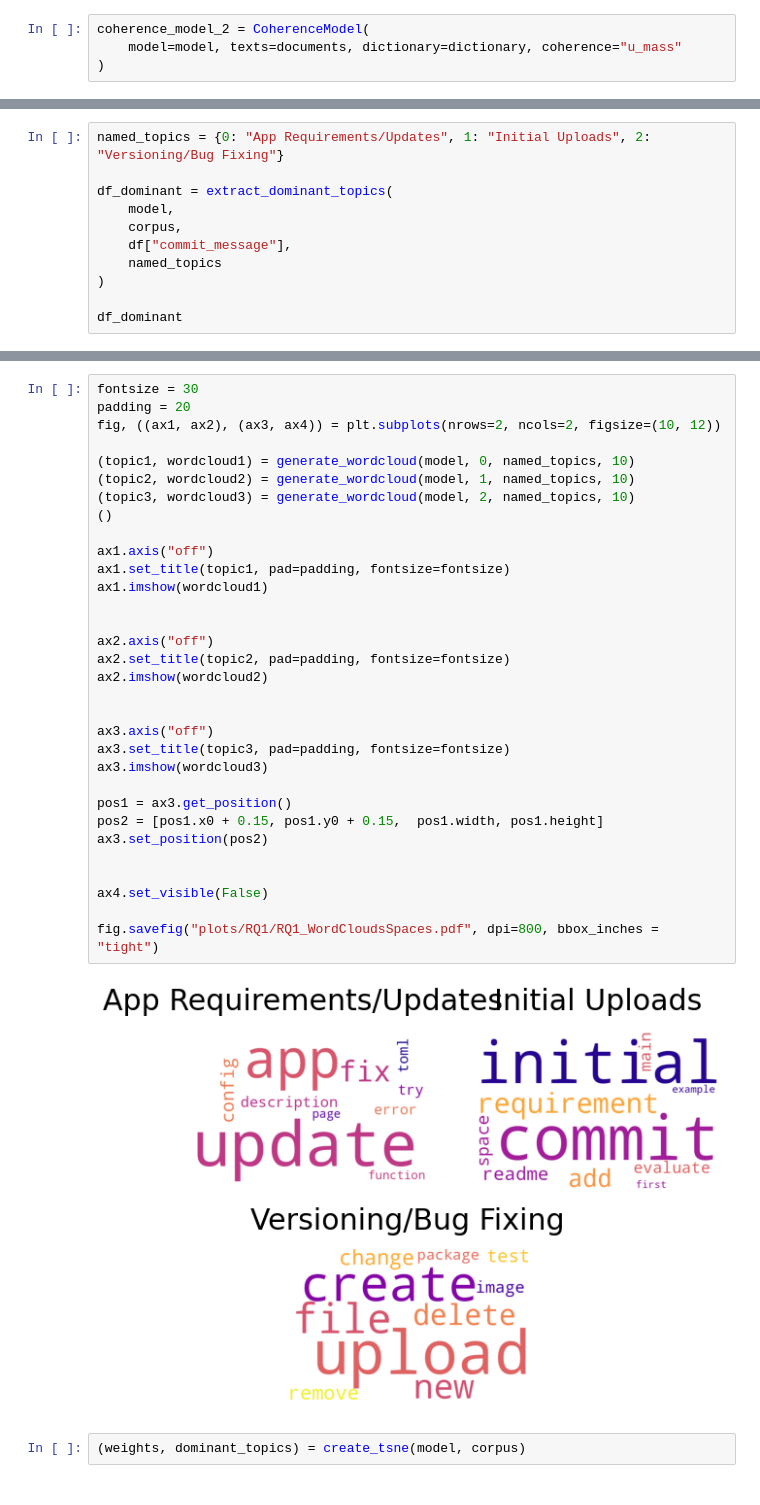
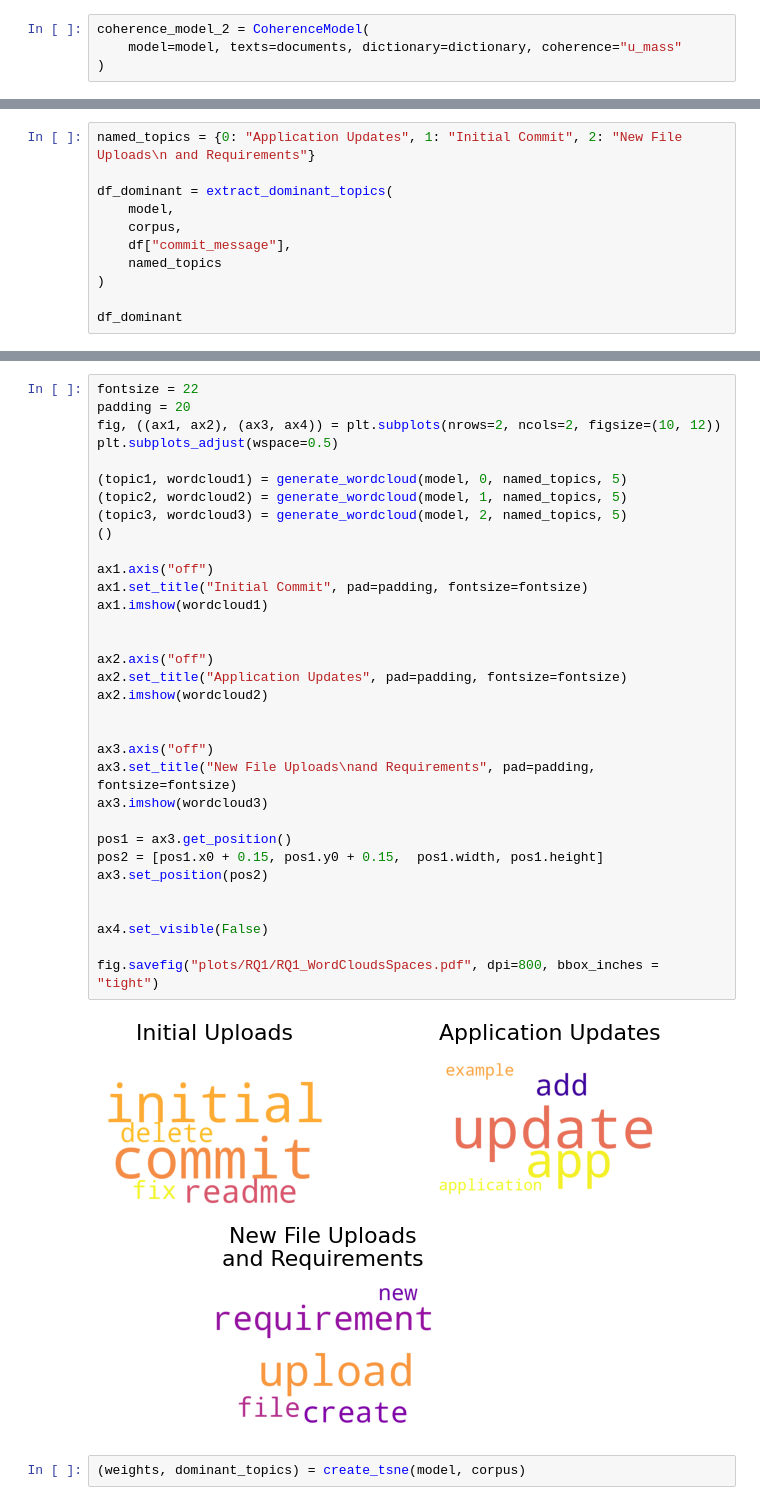
Before and after one commit to Elang89/hf-evolution, a Jupyter notebook: notebooks/space_topics.ipynb, the cells around one changed output, grey strips where cells are left out. Cells and saved outputs as stored; diff of their text form.

Commit message:
Add figures

```diff
--- a/notebooks/space_topics.ipynb
+++ b/notebooks/space_topics.ipynb
@@ -123,5 +123,5 @@ df_coherence
 # %%
-named_topics = {0: "App Requirements/Updates", 1: "Initial Uploads", 2: "Versioning/Bug Fixing"}
+named_topics = {0: "Application Updates", 1: "Initial Commit", 2: "New File Uploads\n and Requirements"}
 
 df_dominant = extract_dominant_topics(
     model,
@@ -188,37 +188,38 @@ topic
 # %%
-fontsize = 30
+fontsize = 22
 padding = 20
 fig, ((ax1, ax2), (ax3, ax4)) = plt.subplots(nrows=2, ncols=2, figsize=(10, 12))
+plt.subplots_adjust(wspace=0.5)
 
-(topic1, wordcloud1) = generate_wordcloud(model, 0, named_topics, 10)
-(topic2, wordcloud2) = generate_wordcloud(model, 1, named_topics, 10)
-(topic3, wordcloud3) = generate_wordcloud(model, 2, named_topics, 10)
+(topic1, wordcloud1) = generate_wordcloud(model, 0, named_topics, 5)
+(topic2, wordcloud2) = generate_wordcloud(model, 1, named_topics, 5)
+(topic3, wordcloud3) = generate_wordcloud(model, 2, named_topics, 5)
 ()
 
 ax1.axis("off")
-ax1.set_title(topic1, pad=padding, fontsize=fontsize)
+ax1.set_title("Initial Commit", pad=padding, fontsize=fontsize)
 ax1.imshow(wordcloud1)
 
 
 ax2.axis("off")
-ax2.set_title(topic2, pad=padding, fontsize=fontsize)
+ax2.set_title("Application Updates", pad=padding, fontsize=fontsize)
 ax2.imshow(wordcloud2)
 
 
 ax3.axis("off")
-ax3.set_title(topic3, pad=padding, fontsize=fontsize)
+ax3.set_title("New File Uploads\nand Requirements", pad=padding, fontsize=fontsize)
 ax3.imshow(wordcloud3)
 
 pos1 = ax3.get_position()
 pos2 = [pos1.x0 + 0.15, pos1.y0 + 0.15,  pos1.width, pos1.height]
 ax3.set_position(pos2)
 
 
 ax4.set_visible(False)
 
 fig.savefig("plots/RQ1/RQ1_WordCloudsSpaces.pdf", dpi=800, bbox_inches = "tight")
 # %% [output]
-[figure, old version]
+[figure, new version]
 # %%
 (weights, dominant_topics) = create_tsne(model, corpus)
 # %%
```
Also changed, not shown: parts of 5 cells of this notebook, 29 other files.
